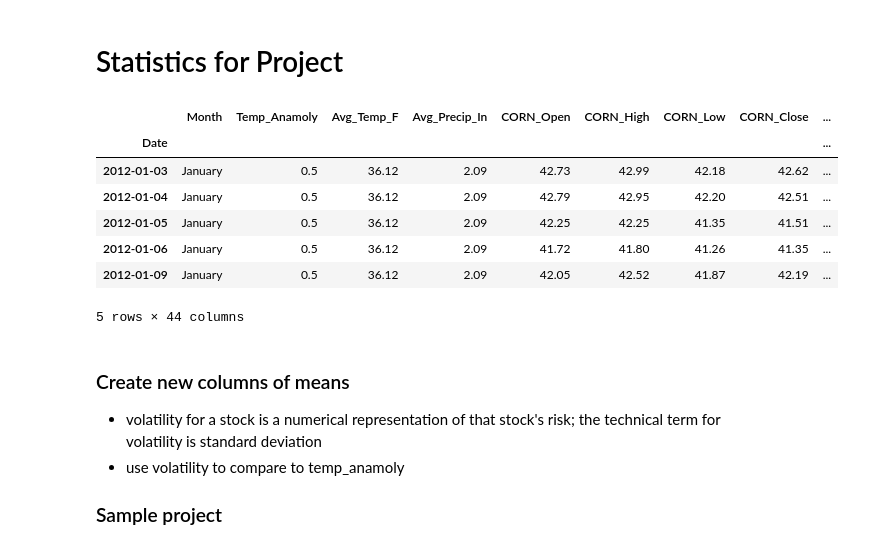
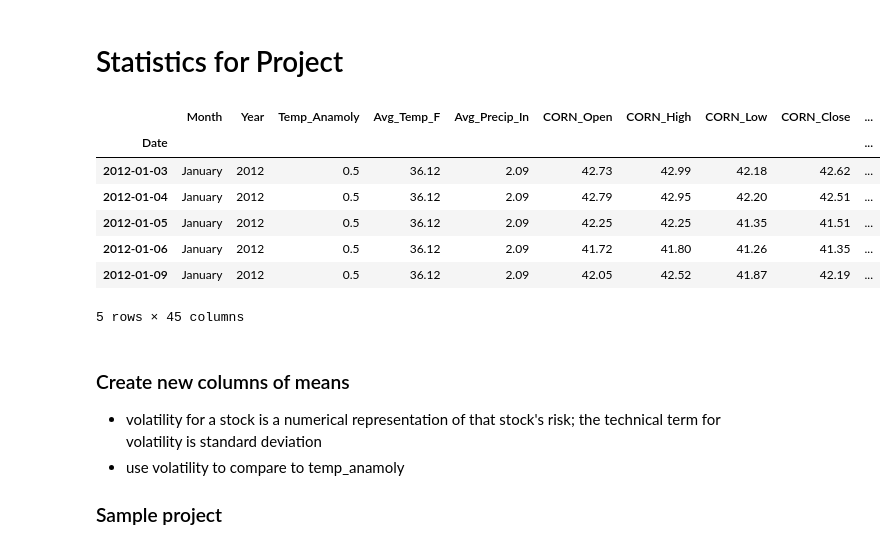
Before and after one commit to megankuscsik/Capstone-Project, a Jupyter notebook: EDA_Stats.ipynb, the cells around one changed output. Cells and saved outputs as stored; diff of their text form; code cells hidden in the pictures.

```diff
--- a/EDA_Stats.ipynb
+++ b/EDA_Stats.ipynb
@@ -15,27 +15,27 @@ import warnings
 warnings.filterwarnings('ignore')
 # %%
 # Load in data
-#'Year' was dropped from dataframe because it was redundant to date
 data_orig = pd.read_csv('Capstone_Data_Edit.csv')
-data = data_orig.drop(['Year'], axis=1)
+#data = data_orig.drop(['Year'], axis=1)
+data = data_orig
 
 #change Date into DateTime data type and make it index
 #https://www.datacamp.com/community/tutorials/time-series-analysis-tutorial
 #double check in .info() that change was made--change made
 data.Date = pd.to_datetime(data.Date)
 data.set_index('Date', inplace=True)
 
 
 data.head(5)
 # %% [output]
-|  | Month | Temp_Anamoly | Avg_Temp_F | Avg_Precip_In | CORN_Open | CORN_High | CORN_Low | CORN_Close | ... |
-| Date |  |  |  |  |  |  |  |  | ... |
-| 2012-01-03 | January | 0.5 | 36.12 | 2.09 | 42.73 | 42.99 | 42.18 | 42.62 | ... |
-| 2012-01-04 | January | 0.5 | 36.12 | 2.09 | 42.79 | 42.95 | 42.20 | 42.51 | ... |
-| 2012-01-05 | January | 0.5 | 36.12 | 2.09 | 42.25 | 42.25 | 41.35 | 41.51 | ... |
-| 2012-01-06 | January | 0.5 | 36.12 | 2.09 | 41.72 | 41.80 | 41.26 | 41.35 | ... |
-| 2012-01-09 | January | 0.5 | 36.12 | 2.09 | 42.05 | 42.52 | 41.87 | 42.19 | ... |
+|  | Month | Year | Temp_Anamoly | Avg_Temp_F | Avg_Precip_In | CORN_Open | CORN_High | CORN_Low | CORN_Close | ... |
+| Date |  |  |  |  |  |  |  |  |  | ... |
+| 2012-01-03 | January | 2012 | 0.5 | 36.12 | 2.09 | 42.73 | 42.99 | 42.18 | 42.62 | ... |
+| 2012-01-04 | January | 2012 | 0.5 | 36.12 | 2.09 | 42.79 | 42.95 | 42.20 | 42.51 | ... |
+| 2012-01-05 | January | 2012 | 0.5 | 36.12 | 2.09 | 42.25 | 42.25 | 41.35 | 41.51 | ... |
+| 2012-01-06 | January | 2012 | 0.5 | 36.12 | 2.09 | 41.72 | 41.80 | 41.26 | 41.35 | ... |
+| 2012-01-09 | January | 2012 | 0.5 | 36.12 | 2.09 | 42.05 | 42.52 | 41.87 | 42.19 | ... |
-5 rows × 44 columns
+5 rows × 45 columns
 # %% [markdown]
 ### Create new columns of means
 
```
Also changed, not shown: parts of 19 cells of this notebook.
